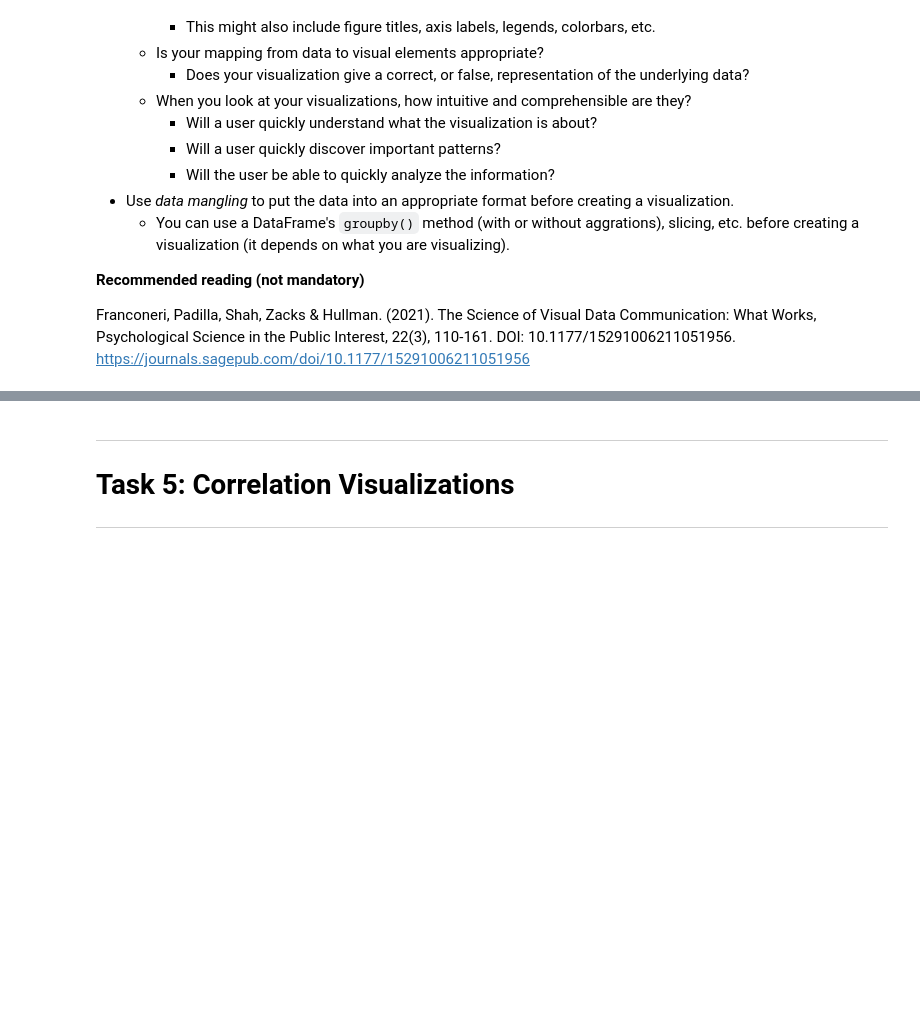
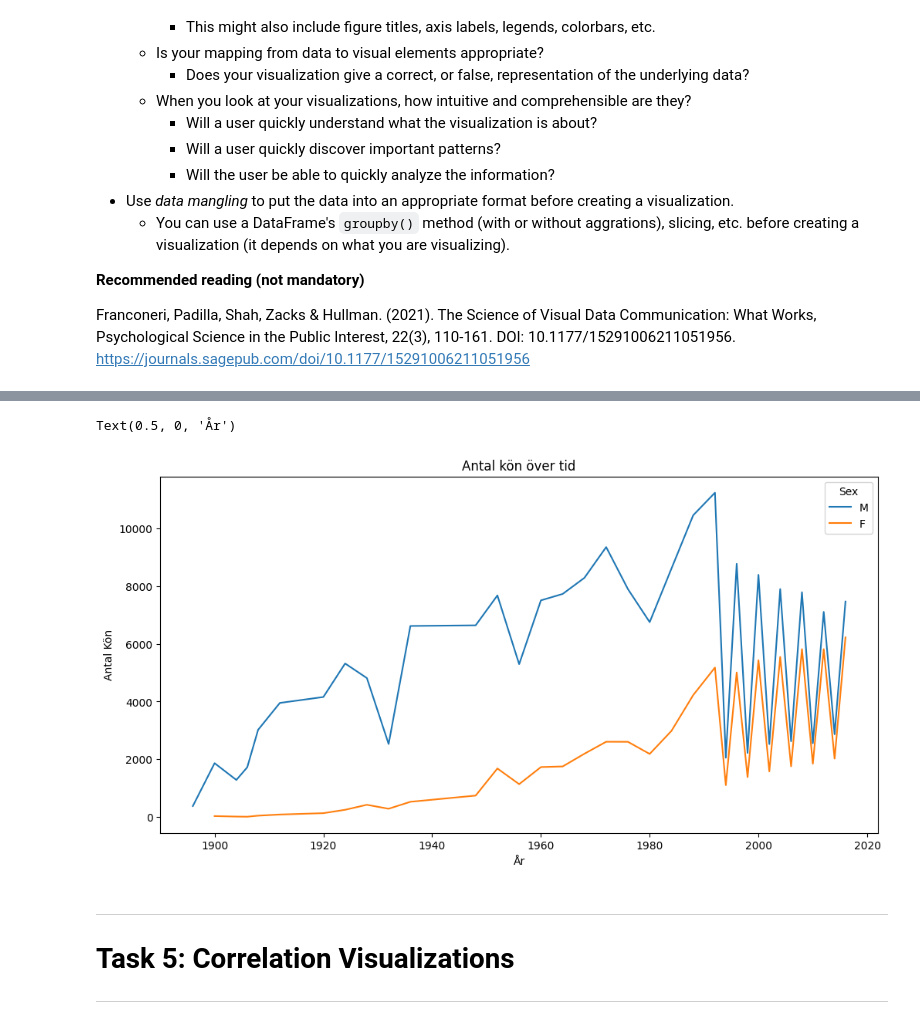
Before and after one commit to llllyyyynnnn/DataVisualisationProject, a Jupyter notebook: assignment/assignment.ipynb, the cells around one changed output, grey strips where cells are left out. Cells and saved outputs as stored; diff of their text form; code cells hidden in the pictures; blank space fills up the shorter version.

```diff
--- a/assignment/assignment.ipynb
+++ b/assignment/assignment.ipynb
@@ -980,6 +992,21 @@ Create a visualization showing the number of Male and Female athletes over time
 </details>
 # %%
 # TODO: Write your code here to visualize gender participation over time.
+
+
+
+# Gruppera BMI per år och kön
+Number = df.groupby(["Year","Sex"])["ID"].count().reset_index()
+
+# Plotta
+plt.figure(figsize=(12,6))
+sns.lineplot(data=Number, x="Year", y="ID", hue="Sex")
+plt.title("Antal kön över tid")
+plt.ylabel("Antal Kön")
+plt.xlabel("År")
+# %% [output]
+Text(0.5, 0, 'År')
+[figure, added]
 # %% [markdown]
 ---
 # Task 5: Correlation Visualizations
```
Also changed, not shown: parts of 5 cells of this notebook.
